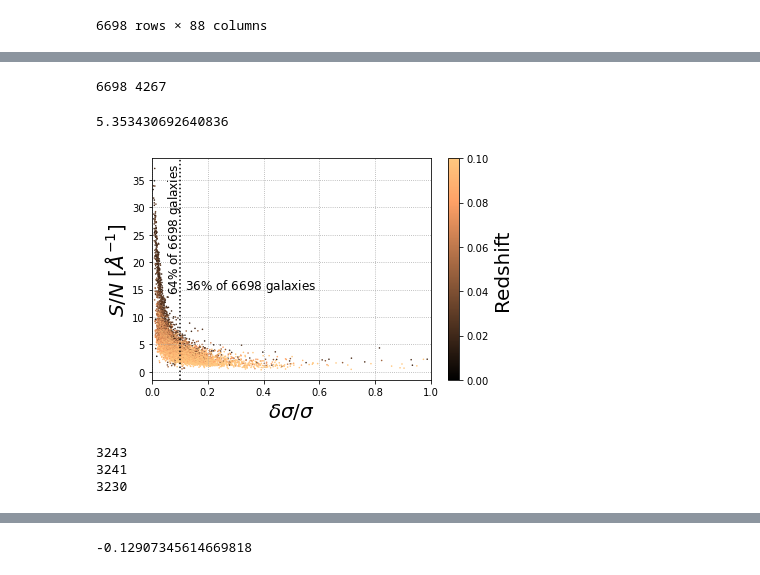
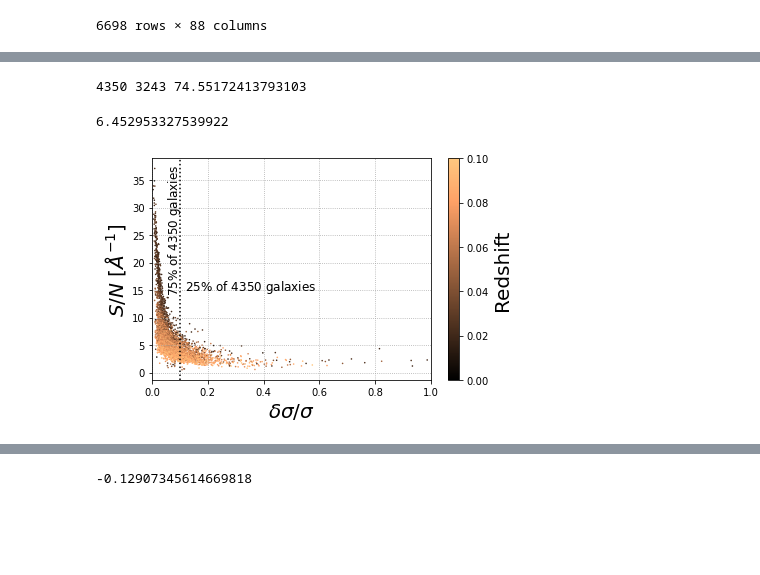
Before and after one commit to KSaid-1/DESI_fuji_FP, a Jupyter notebook: FP_sample.ipynb, the cells around one changed output, grey strips where cells are left out. Saved outputs shown, nothing was run; the diff lists cells and outputs as text; code cells hidden in the pictures; blank space fills up the shorter version.

```diff
--- a/FP_sample.ipynb
+++ b/FP_sample.ipynb
@@ -76,3 +76,6 @@ fuji
 #        'pos_angle', 'Separation',"mag_r_corrected"])
 # %%
 #fuji.mag_r,fuji.mag_r_corrected
+# %%
+fuji_gsigma_lowz = fuji.drop(fuji[fuji.z > 0.1].index)
+print (len(fuji_gsigma_lowz))
@@ -79,5 +84,5 @@ fuji
 # %%
-fuji_gsigma = fuji.drop(fuji[fuji.ppxf_sigma_error/fuji.ppxf_sigma >= 0.1].index)
+fuji_gsigma = fuji_gsigma_lowz.drop(fuji_gsigma_lowz[fuji_gsigma_lowz.ppxf_sigma_error/fuji_gsigma_lowz.ppxf_sigma >= 0.1].index)
 # %%
 fuji_gsigma
 # %% [output]
@@ -97,47 +102,43 @@ fuji_gsigma
 # %%
-print (len(fuji), len(fuji_gsigma))
+print (len(fuji_gsigma_lowz), len(fuji_gsigma),100.*len(fuji_gsigma)/len(fuji_gsigma_lowz))
 # %% [output]
-6698 4267
+4350 3243 74.55172413793103
 # %%
-print(np.mean(fuji.snr_ppxf))
+print(np.mean(fuji_gsigma_lowz.snr_ppxf))
 # %% [output]
-5.353430692640836
+6.452953327539922
 # %%
 plt.xlim(0.0,1.0)
-d02=plt.scatter(fuji.ppxf_sigma_error/fuji.ppxf_sigma,fuji.snr_ppxf,c=fuji.z,edgecolor='none',s=2.5,norm=colors.TwoSlopeNorm(vmin=0., vcenter=0.05, vmax=0.1),cmap=plt.cm.copper)#),label="25198 PV-FP galaxies")#cmap='gist_stern')#cmap='YlGnBu' or cmap=plt.cm.seismic
+d02=plt.scatter(fuji_gsigma_lowz.ppxf_sigma_error/fuji_gsigma_lowz.ppxf_sigma,fuji_gsigma_lowz.snr_ppxf,c=fuji_gsigma_lowz.z,edgecolor='none',s=2.5,norm=colors.TwoSlopeNorm(vmin=0., vcenter=0.05, vmax=0.1),cmap=plt.cm.copper)#),label="25198 PV-FP galaxies")#cmap='gist_stern')#cmap='YlGnBu' or cmap=plt.cm.seismic
 cbar2 = plt.colorbar(d02)
 cbar2.set_label(r'Redshift', size=20)
 #plt.scatter(ddsigma,snr,c=redshift,s=5,label="2221 PV-FP galaxies")
 plt.xlabel(r'$\delta\sigma/\sigma$',size=20)
 plt.ylabel(r'$S/N$ [$\AA^{-1}$]',size=20)
 #plt.axvline(x=0.1)
 #plt.axhline(y=5.0)
 #plt.xscale('log')
-plt.text(0.05, 15, r'{0:.0f}'.format(100.*(len(fuji_gsigma)/len(fuji)))+'$\%$ of '+'{0:.0f}'.format(len(fuji))+' galaxies', rotation=90,color='black',size=12)
-plt.text(0.12, 15, r'{0:.0f}'.format(100. - (100.*(len(fuji_gsigma)/len(fuji))))+'$\%$ of '+'{0:.0f}'.format(len(fuji))+' galaxies', rotation=0,color='black',size=12)
+plt.text(0.05, 15, r'{0:.0f}'.format(100.*(len(fuji_gsigma)/len(fuji_gsigma_lowz)))+'$\%$ of '+'{0:.0f}'.format(len(fuji_gsigma_lowz))+' galaxies', rotation=90,color='black',size=12)
+plt.text(0.12, 15, r'{0:.0f}'.format(100. - (100.*(len(fuji_gsigma)/len(fuji_gsigma_lowz))))+'$\%$ of '+'{0:.0f}'.format(len(fuji_gsigma_lowz))+' galaxies', rotation=0,color='black',size=12)
 #plt.axvspan(0.0, 0.1, alpha=0.1, color='green')#, label="Velocity dispersion relative error < 10%")
 #plt.axvspan(0.1, 1.0, alpha=0.1, color='red')#, label="Velocity dispersion relative error > 10%")
 plt.axvline(0.1,0,100,c='black',linestyle=':')
 plt.grid(b=True, which='both', color='0.65',linestyle=':')
 #plt.legend()#,frameon=False)
 plt.tight_layout()
 #plt.savefig('SNR_vs_delta_sigma_sv.pdf')
 plt.savefig('SNR_vs_delta_sigma_sv.png')#, transparent=True)
 plt.savefig('SNR_vs_delta_sigma_sv.pdf')
 plt.show()
 # %% [output]
-[figure, old version]
+[figure, new version]
 # %%
-fuji_gsigma_lowz = fuji_gsigma.drop(fuji_gsigma[fuji_gsigma.z > 0.1].index)
-print (len(fuji_gsigma_lowz))
-fuji_gsigma_lowz = fuji_gsigma_lowz.drop(fuji_gsigma_lowz[fuji_gsigma_lowz.z < 0.003333].index)
-print (len(fuji_gsigma_lowz))
-fuji_gsigma_lowz = fuji_gsigma_lowz.drop(fuji_gsigma_lowz[fuji_gsigma_lowz.ppxf_sigma < 50.].index)
-print (len(fuji_gsigma_lowz))
+# fuji_gsigma_lowz = fuji_gsigma.drop(fuji_gsigma[fuji_gsigma.z > 0.1].index)
+# print (len(fuji_gsigma_lowz))
+# fuji_gsigma_lowz = fuji_gsigma_lowz.drop(fuji_gsigma_lowz[fuji_gsigma_lowz.z < 0.003333].index)
+# print (len(fuji_gsigma_lowz))
+# fuji_gsigma_lowz = fuji_gsigma_lowz.drop(fuji_gsigma_lowz[fuji_gsigma_lowz.ppxf_sigma < 50.].index)
+# print (len(fuji_gsigma_lowz))
-# %% [output]
-3243
-3241
-3230
 # %%
 fuji_gsigma_lowz.columns.values
 # %% [output]
```
Also changed, not shown: parts of 17 cells of this notebook, 4 other files.
